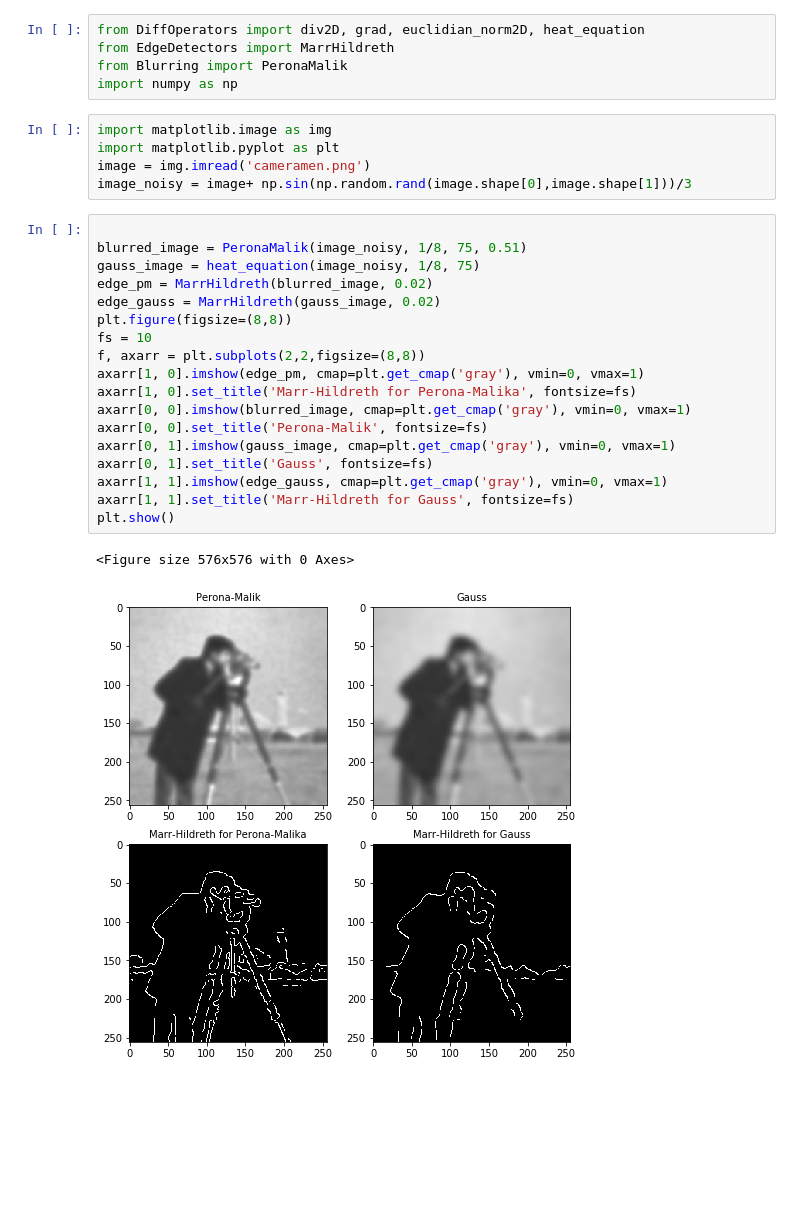
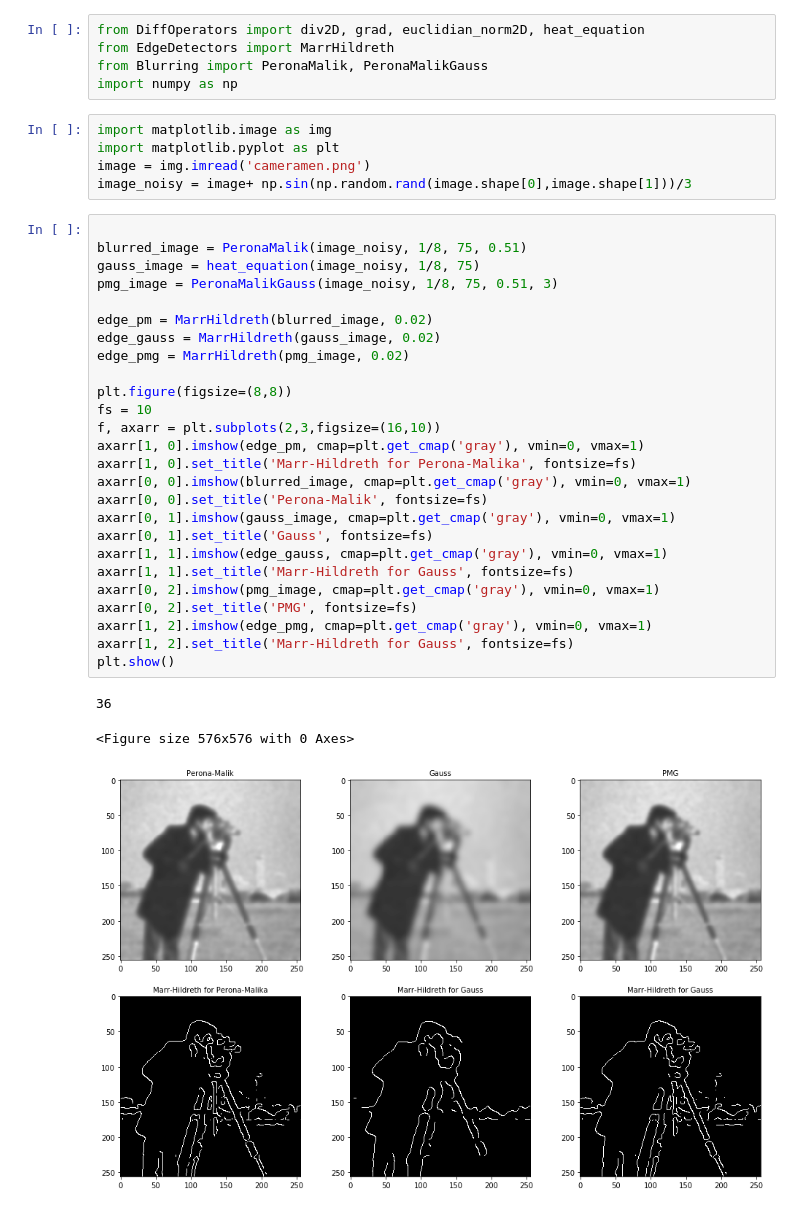
Before and after one commit to ant33/Experiments_with_image_processing, a Jupyter notebook: Edge_Detection/Example_Perona-Malik.ipynb, the cells around one changed output. Drawn from its saved outputs; the diff is of its cells as text; blank space fills up the shorter version.

```diff
--- a/Edge_Detection/Example_Perona-Malik.ipynb
+++ b/Edge_Detection/Example_Perona-Malik.ipynb
@@ -1,7 +1,7 @@
 # %%
 from DiffOperators import div2D, grad, euclidian_norm2D, heat_equation
 from EdgeDetectors import MarrHildreth
-from Blurring import PeronaMalik
+from Blurring import PeronaMalik, PeronaMalikGauss
 import numpy as np
 # %%
 import matplotlib.image as img
@@ -11,21 +11,30 @@ image_noisy = image+ np.sin(np.random.rand(image.shape[0],image.shape[1]))/3
 # %%
 
 blurred_image = PeronaMalik(image_noisy, 1/8, 75, 0.51)
 gauss_image = heat_equation(image_noisy, 1/8, 75)
+pmg_image = PeronaMalikGauss(image_noisy, 1/8, 75, 0.51, 3)
+
 edge_pm = MarrHildreth(blurred_image, 0.02)
 edge_gauss = MarrHildreth(gauss_image, 0.02)
+edge_pmg = MarrHildreth(pmg_image, 0.02)
+
 plt.figure(figsize=(8,8))
 fs = 10
-f, axarr = plt.subplots(2,2,figsize=(8,8))
+f, axarr = plt.subplots(2,3,figsize=(16,10))
 axarr[1, 0].imshow(edge_pm, cmap=plt.get_cmap('gray'), vmin=0, vmax=1)
 axarr[1, 0].set_title('Marr-Hildreth for Perona-Malika', fontsize=fs)
 axarr[0, 0].imshow(blurred_image, cmap=plt.get_cmap('gray'), vmin=0, vmax=1)
 axarr[0, 0].set_title('Perona-Malik', fontsize=fs)
 axarr[0, 1].imshow(gauss_image, cmap=plt.get_cmap('gray'), vmin=0, vmax=1)
 axarr[0, 1].set_title('Gauss', fontsize=fs)
 axarr[1, 1].imshow(edge_gauss, cmap=plt.get_cmap('gray'), vmin=0, vmax=1)
 axarr[1, 1].set_title('Marr-Hildreth for Gauss', fontsize=fs)
+axarr[0, 2].imshow(pmg_image, cmap=plt.get_cmap('gray'), vmin=0, vmax=1)
+axarr[0, 2].set_title('PMG', fontsize=fs)
+axarr[1, 2].imshow(edge_pmg, cmap=plt.get_cmap('gray'), vmin=0, vmax=1)
+axarr[1, 2].set_title('Marr-Hildreth for Gauss', fontsize=fs)
 plt.show()
 # %% [output]
-<Figure size 576x576 with 0 Axes>
+36
+<Figure size 576x576 with 0 Axes>
-[figure, old version]
+[figure, new version]
```
Also changed, not shown: parts of 1 cell of this notebook, 1 other file.
